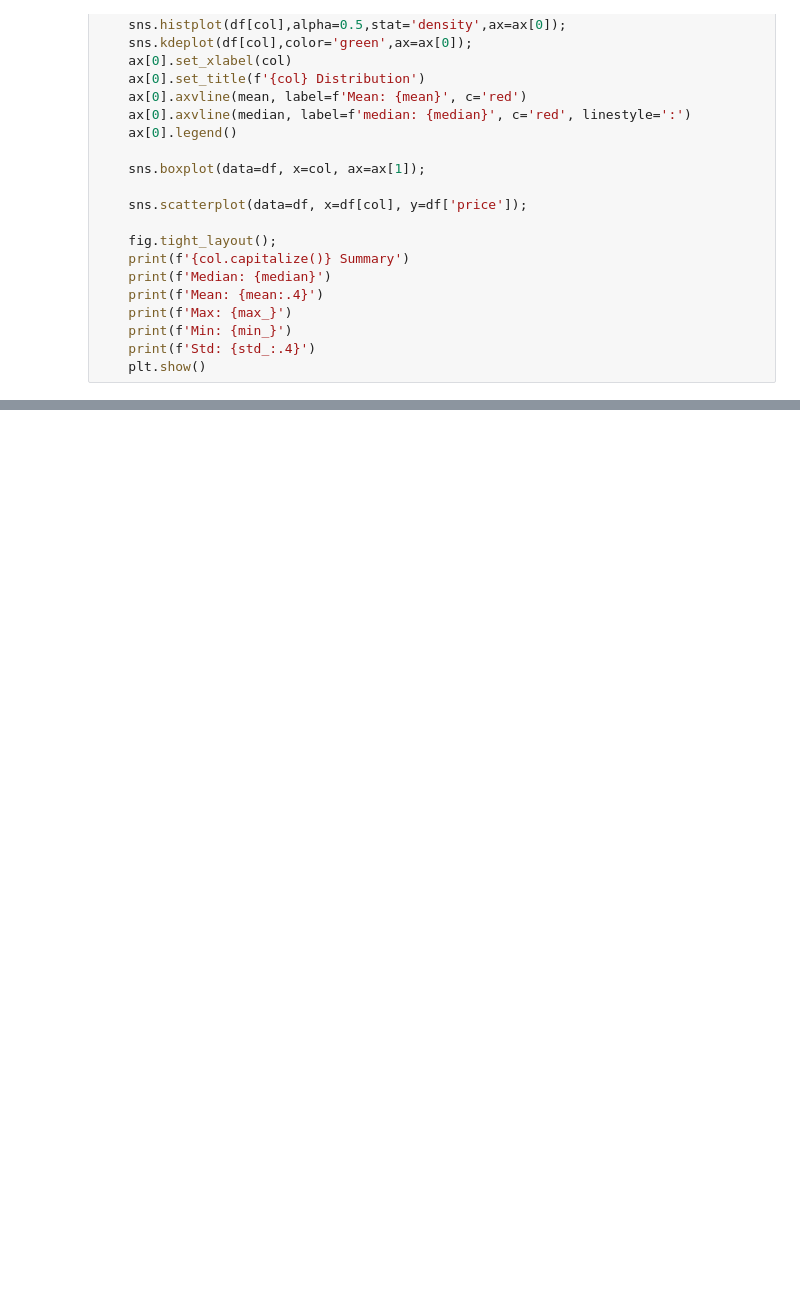
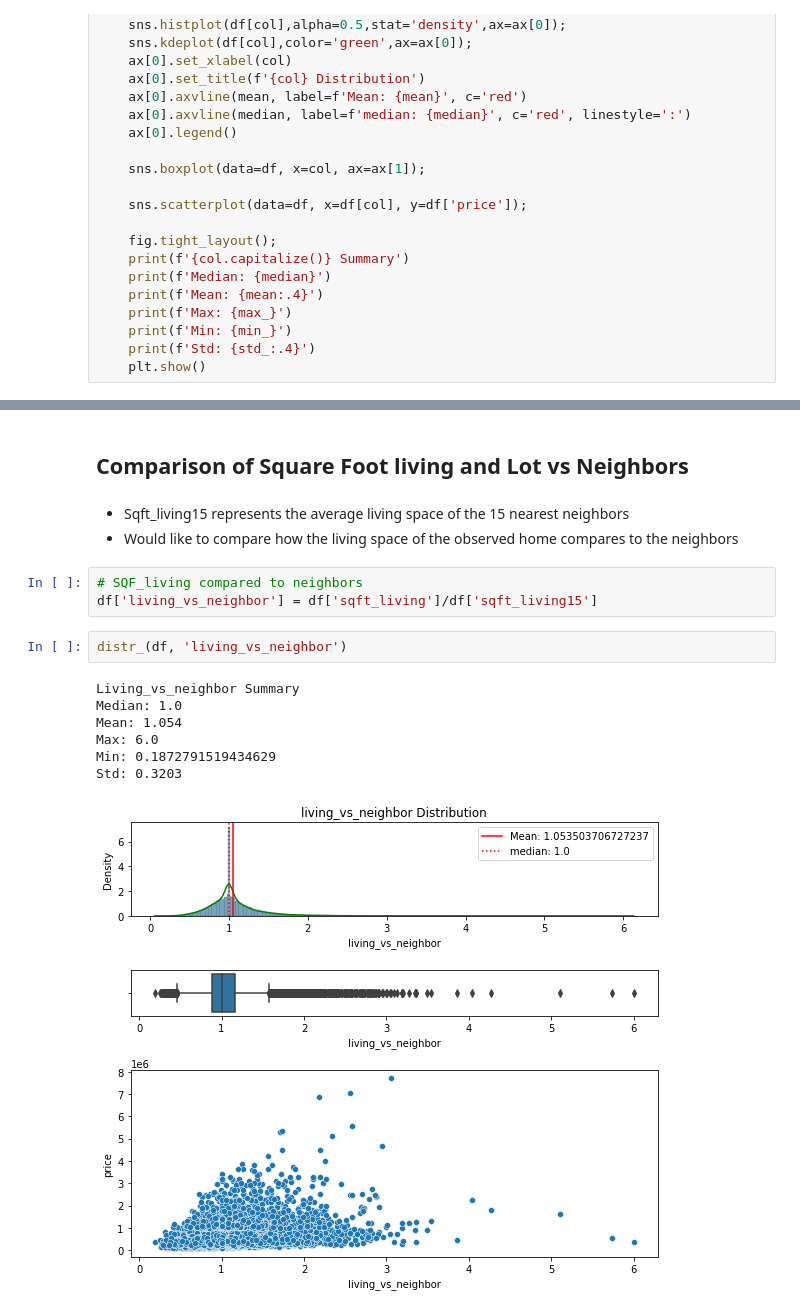
Before and after one commit to kuninethan95/dsc-phase-2-project, a Jupyter notebook: OSEMN ReOrg.ipynb, the cells around one changed output, grey strips where cells are left out. Cells and saved outputs as stored; diff of their text form; blank space fills up the shorter version.

```diff
--- a/OSEMN ReOrg.ipynb
+++ b/OSEMN ReOrg.ipynb
@@ -449,0 +825,18 @@ for col in eda_check:
+# %% [markdown]
+## Comparison of Square Foot living and Lot vs Neighbors
+# %% [markdown]
+- Sqft_living15 represents the average living space of the 15 nearest neighbors
+- Would like to compare how the living space of the observed home compares to the neighbors
+# %%
+# SQF_living compared to neighbors
+df['living_vs_neighbor'] = df['sqft_living']/df['sqft_living15']
+# %%
+distr_(df, 'living_vs_neighbor')
+# %% [output]
+Living_vs_neighbor Summary
+Median: 1.0
+Mean: 1.054
+Max: 6.0
+Min: 0.1872791519434629
+Std: 0.3203
+[figure, added]
```
Also changed, not shown: parts of 59 cells of this notebook.
